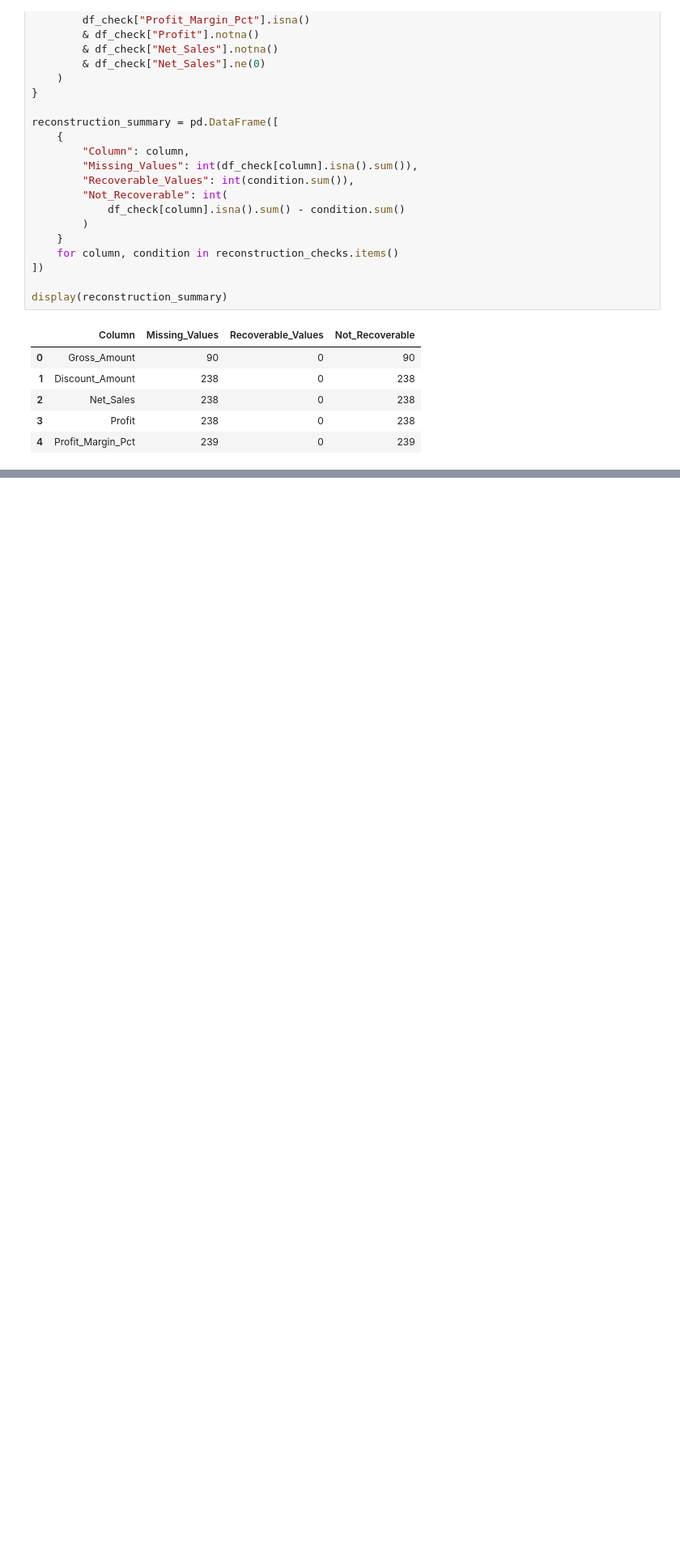
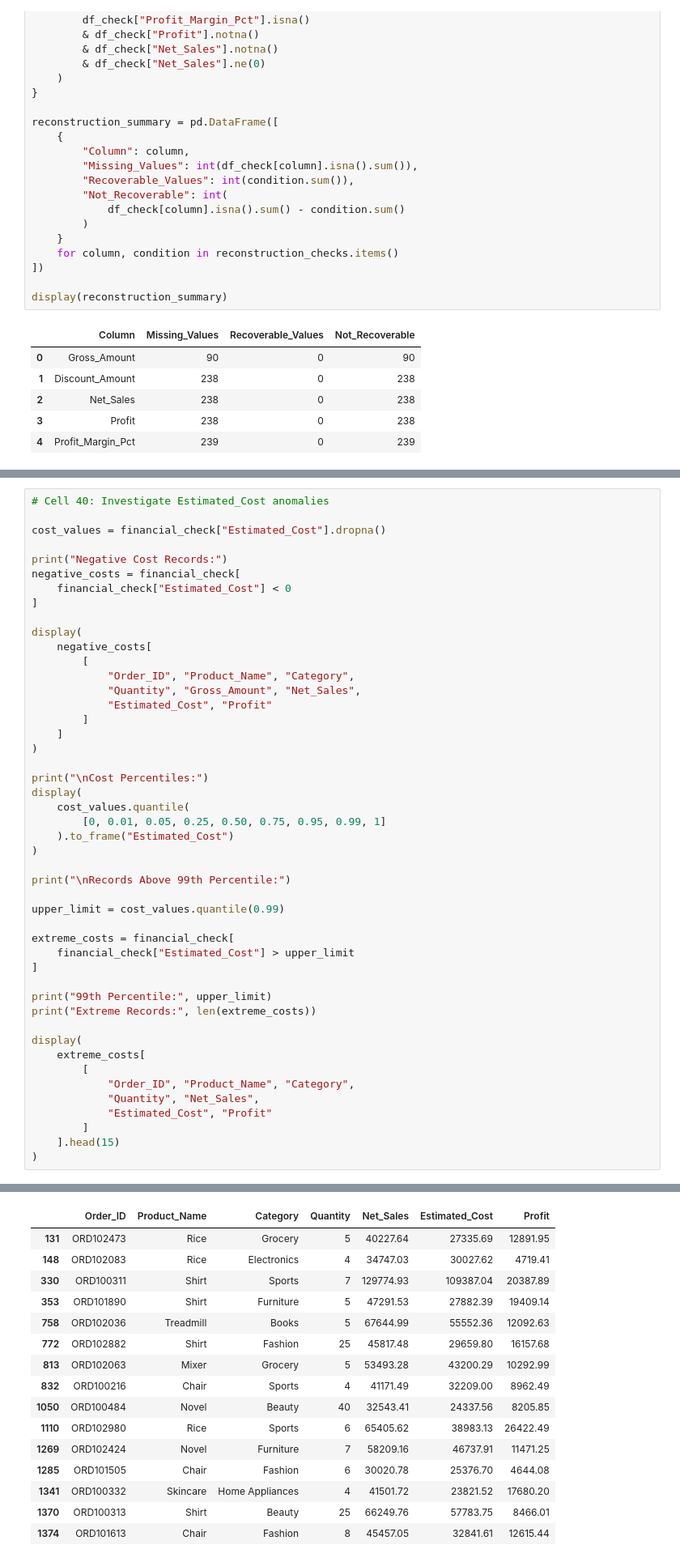
Before and after one commit to rameshworkmail111-stack/ecommerce-medallion-architecture, a Jupyter notebook: python/01_environment_setup.ipynb, the cells around one changed output, grey strips where cells are left out. Shown at 81% size. Cells and saved outputs as stored; diff of their text form; blank space fills up the shorter version.

```diff
--- a/python/01_environment_setup.ipynb
+++ b/python/01_environment_setup.ipynb
@@ -1798,0 +1850,48 @@ print(".gitignore created successfully.")
+# %%
+# Cell 40: Investigate Estimated_Cost anomalies
+
+cost_values = financial_check["Estimated_Cost"].dropna()
+
+print("Negative Cost Records:")
+negative_costs = financial_check[
+    financial_check["Estimated_Cost"] < 0
+]
+
+display(
+    negative_costs[
+        [
+            "Order_ID", "Product_Name", "Category",
+            "Quantity", "Gross_Amount", "Net_Sales",
+            "Estimated_Cost", "Profit"
+        ]
+    ]
+)
+
+print("\nCost Percentiles:")
+display(
+    cost_values.quantile(
+        [0, 0.01, 0.05, 0.25, 0.50, 0.75, 0.95, 0.99, 1]
+    ).to_frame("Estimated_Cost")
+)
+
+print("\nRecords Above 99th Percentile:")
+
+upper_limit = cost_values.quantile(0.99)
+
+extreme_costs = financial_check[
+    financial_check["Estimated_Cost"] > upper_limit
+]
+
+print("99th Percentile:", upper_limit)
+print("Extreme Records:", len(extreme_costs))
+
+display(
+    extreme_costs[
+        [
+            "Order_ID", "Product_Name", "Category",
+            "Quantity", "Net_Sales",
+            "Estimated_Cost", "Profit"
+        ]
+    ].head(15)
+)
+# %% [output]
@@ -1798,0 +1920,16 @@ print(".gitignore created successfully.")
+|  | Order_ID | Product_Name | Category | Quantity | Net_Sales | Estimated_Cost | Profit |
+| 131 | ORD102473 | Rice | Grocery | 5 | 40227.64 | 27335.69 | 12891.95 |
+| 148 | ORD102083 | Rice | Electronics | 4 | 34747.03 | 30027.62 | 4719.41 |
+| 330 | ORD100311 | Shirt | Sports | 7 | 129774.93 | 109387.04 | 20387.89 |
+| 353 | ORD101890 | Shirt | Furniture | 5 | 47291.53 | 27882.39 | 19409.14 |
+| 758 | ORD102036 | Treadmill | Books | 5 | 67644.99 | 55552.36 | 12092.63 |
+| 772 | ORD102882 | Shirt | Fashion | 25 | 45817.48 | 29659.80 | 16157.68 |
+| 813 | ORD102063 | Mixer | Grocery | 5 | 53493.28 | 43200.29 | 10292.99 |
+| 832 | ORD100216 | Chair | Sports | 4 | 41171.49 | 32209.00 | 8962.49 |
+| 1050 | ORD100484 | Novel | Beauty | 40 | 32543.41 | 24337.56 | 8205.85 |
+| 1110 | ORD102980 | Rice | Sports | 6 | 65405.62 | 38983.13 | 26422.49 |
+| 1269 | ORD102424 | Novel | Furniture | 7 | 58209.16 | 46737.91 | 11471.25 |
+| 1285 | ORD101505 | Chair | Fashion | 6 | 30020.78 | 25376.70 | 4644.08 |
+| 1341 | ORD100332 | Skincare | Home Appliances | 4 | 41501.72 | 23821.52 | 17680.20 |
+| 1370 | ORD100313 | Shirt | Beauty | 25 | 66249.76 | 57783.75 | 8466.01 |
+| 1374 | ORD101613 | Chair | Fashion | 8 | 45457.05 | 32841.61 | 12615.44 |
```
Also changed, not shown: parts of 51 cells of this notebook, 4 other files.
